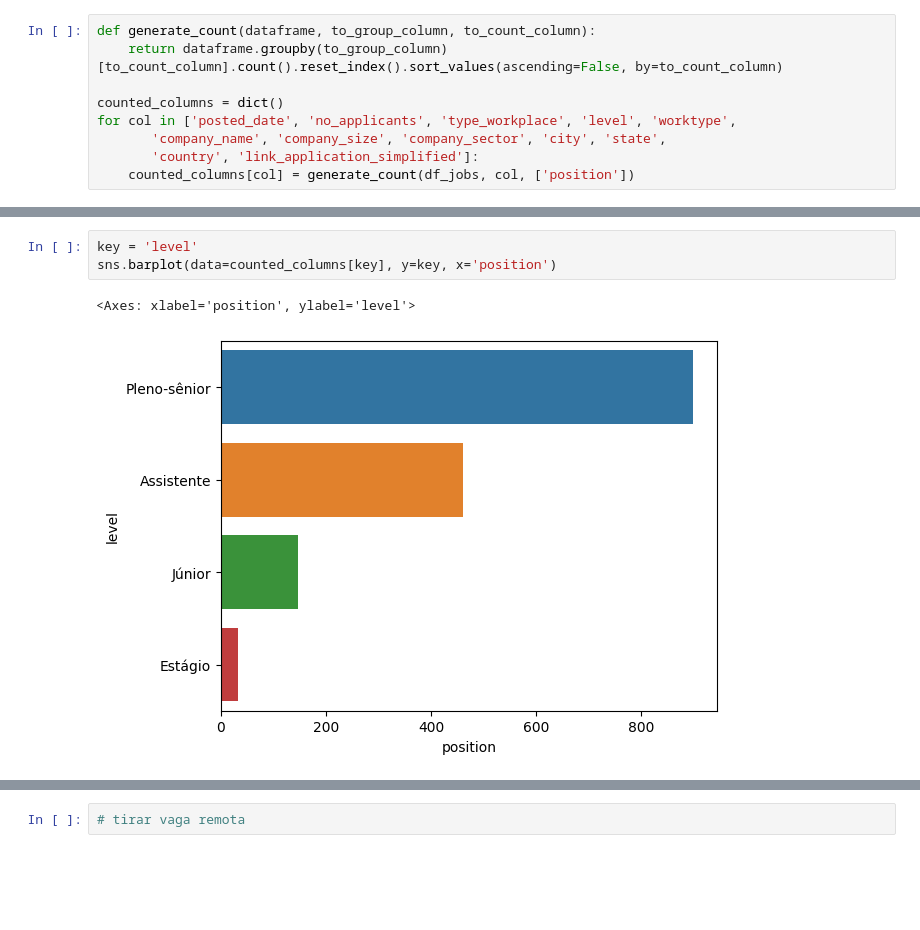
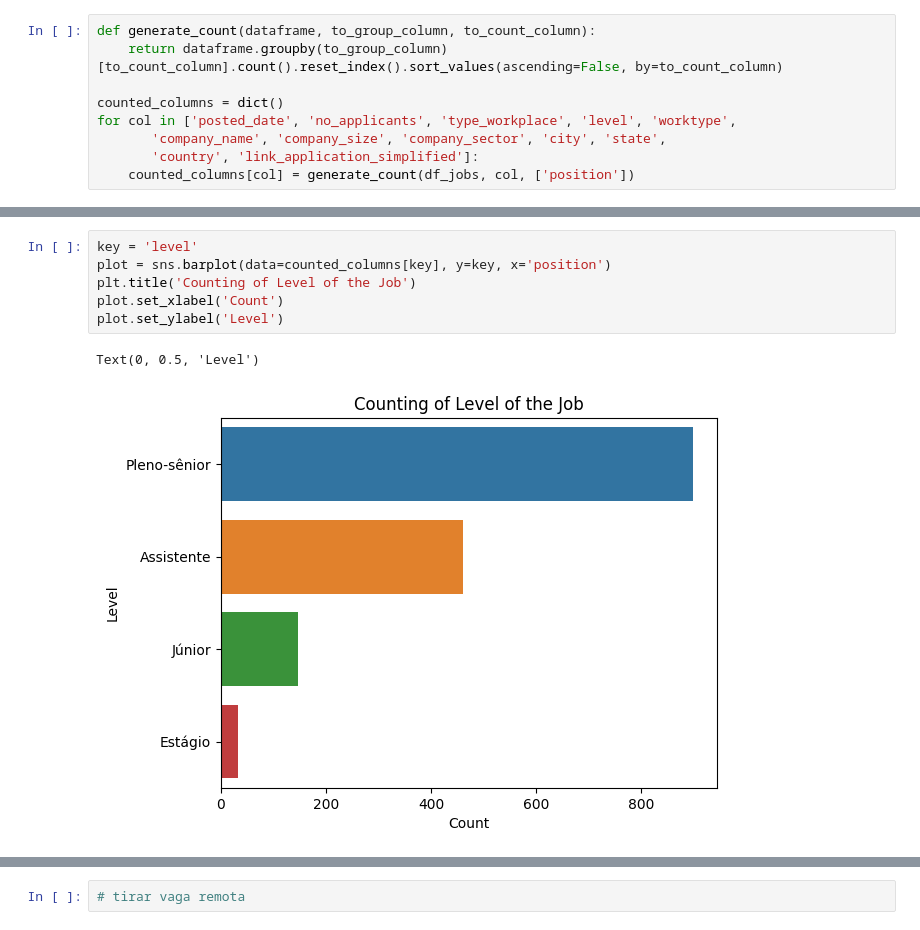
Before and after one commit to alexaiung/Data-Analytics-Job-Tendencies, a Jupyter notebook: job_analysis.ipynb, the cells around one changed output, grey strips where cells are left out. Saved outputs shown, nothing was run; the diff lists cells and outputs as text; blank space fills up the shorter version.

```diff
--- a/job_analysis.ipynb
+++ b/job_analysis.ipynb
@@ -89,8 +93,11 @@ sns.barplot(data=counted_columns[key], y=key, x='position')
 # %%
 key = 'level'
-sns.barplot(data=counted_columns[key], y=key, x='position')
+plot = sns.barplot(data=counted_columns[key], y=key, x='position')
+plt.title('Counting of Level of the Job')
+plot.set_xlabel('Count')
+plot.set_ylabel('Level')
 # %% [output]
-<Axes: xlabel='position', ylabel='level'>
+Text(0, 0.5, 'Level')
-[figure, old version]
+[figure, new version]
 # %%
 key = 'worktype'
```
Also changed, not shown: parts of 13 cells of this notebook, 3 other files.
